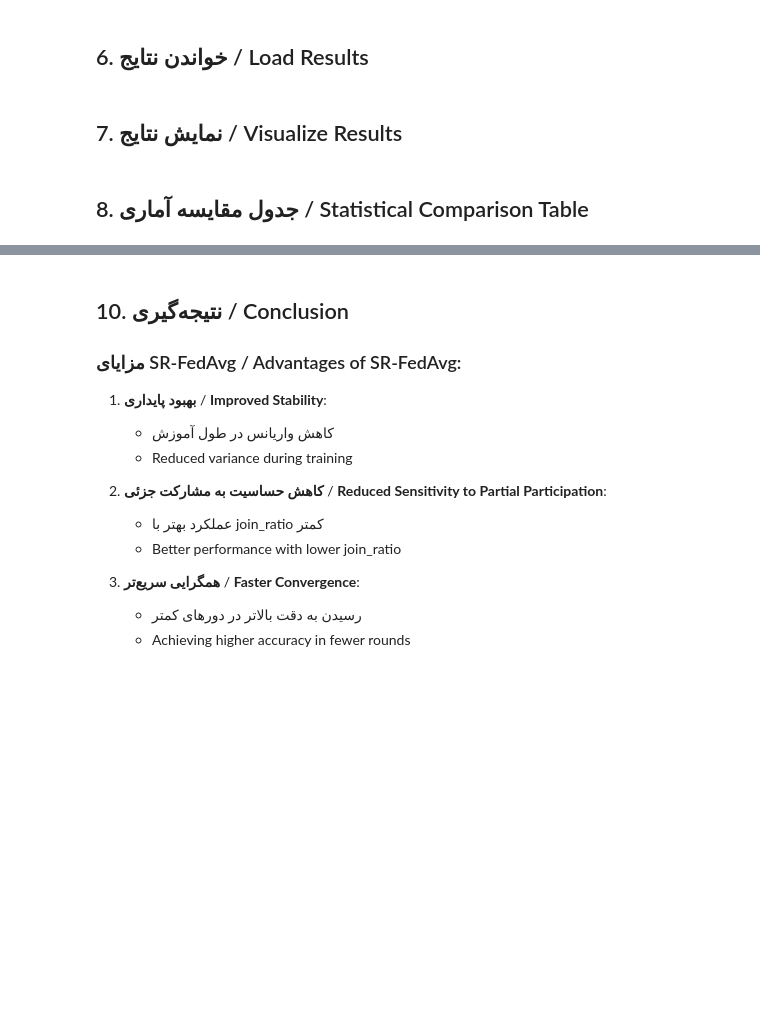
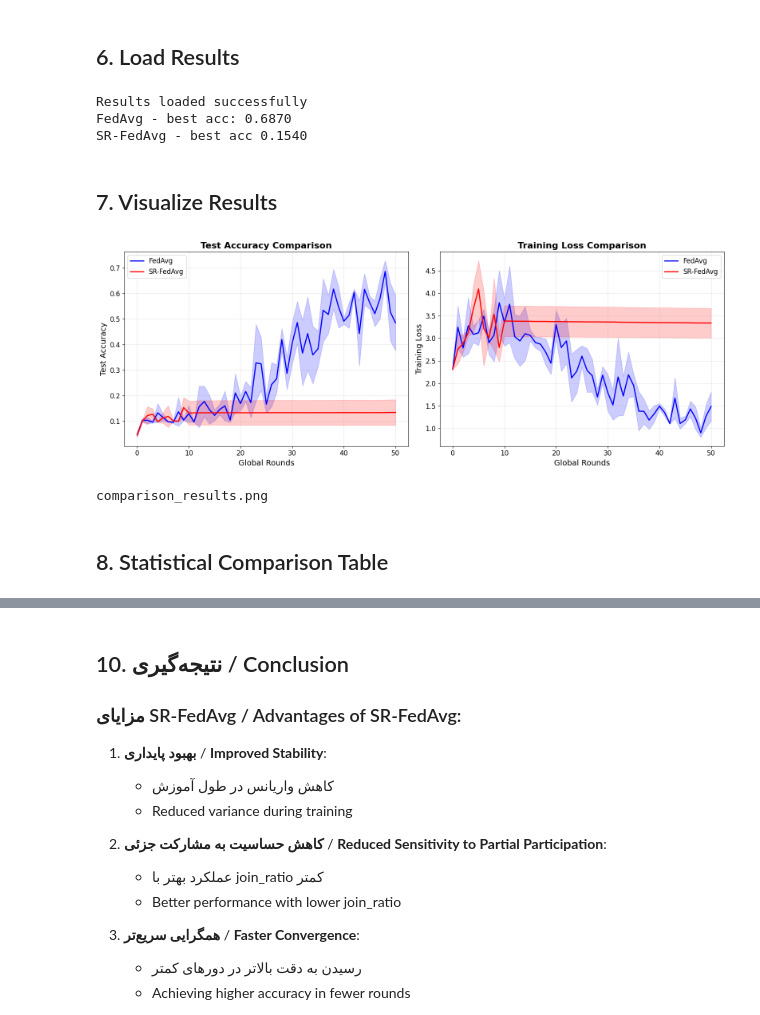
Before and after one commit to mamintoosi-papers-codes/PFLlib, a Jupyter notebook: Compare_FedAvg_SR-FedAvg.ipynb, the cells around one changed output, grey strips where cells are left out. Saved outputs shown, nothing was run; the diff lists cells and outputs as text; code cells hidden in the pictures; blank space fills up the shorter version.

```diff
--- a/Compare_FedAvg_SR-FedAvg.ipynb
+++ b/Compare_FedAvg_SR-FedAvg.ipynb
@@ -113,8 +171,8 @@ print("\nآزمایش SR-FedAvg به پایان رسید / SR-FedAvg experiment
 # %% [markdown]
-## 6. خواندن نتایج / Load Results
+## 6. Load Results
 # %%
 def load_results(dataset, algorithm, goal, times):
-    """خواندن نتایج از فایل‌های h5 / Load results from h5 files"""
+    """Load results from h5 files"""
     results = {'test_acc': [], 'test_auc': [], 'train_loss': []}
 
     for t in range(times):
@@ -126,9 +184,9 @@ def load_results(dataset, algorithm, goal, times):
                 results['test_auc'].append(np.array(f['rs_test_auc']))
                 results['train_loss'].append(np.array(f['rs_train_loss']))
         else:
-            print(f"هشدار: فایل {filename} یافت نشد / Warning: File {filename} not found")
+            print(f"Warning: File {filename} not found")
 
-    # محاسبه میانگین / Calculate average
+    # Calculate average
     if len(results['test_acc']) > 0:
         results['test_acc_mean'] = np.mean(results['test_acc'], axis=0)
         results['test_acc_std'] = np.std(results['test_acc'], axis=0)
@@ -137,23 +195,27 @@ def load_results(dataset, algorithm, goal, times):
 
     return results
 
-# بارگذاری نتایج / Load results
+# Load results
 fedavg_results = load_results(CONFIG['dataset'], 'FedAvg', 'comparison', CONFIG['times'])
 srfedavg_results = load_results(CONFIG['dataset'], 'SR-FedAvg', 'comparison', CONFIG['times'])
 
-print("نتایج با موفقیت بارگذاری شدند / Results loaded successfully")
-print(f"FedAvg - بهترین دقت: {np.max(fedavg_results['test_acc_mean']):.4f}")
-print(f"SR-FedAvg - بهترین دقت: {np.max(srfedavg_results['test_acc_mean']):.4f}")
+print("Results loaded successfully")
+print(f"FedAvg - best acc: {np.max(fedavg_results['test_acc_mean']):.4f}")
+print(f"SR-FedAvg - best acc {np.max(srfedavg_results['test_acc_mean']):.4f}")
+# %% [output]
+Results loaded successfully
+FedAvg - best acc: 0.6870
+SR-FedAvg - best acc 0.1540
 # %% [markdown]
-## 7. نمایش نتایج / Visualize Results
+## 7. Visualize Results
 # %%
-# تنظیمات نمودار / Plot settings
+# Plot settings
 plt.rcParams['figure.figsize'] = (16, 6)
 plt.rcParams['font.size'] = 12
 
 fig, axes = plt.subplots(1, 2)
 
-# نمودار دقت تست / Test Accuracy Plot
+# Test Accuracy Plot
 ax1 = axes[0]
 rounds = range(len(fedavg_results['test_acc_mean']))
 
@@ -165,41 +227,44 @@ ax1.fill_between(rounds,
 
 ax1.plot(rounds, srfedavg_results['test_acc_mean'], 'r-', linewidth=2, label='SR-FedAvg')
 ax1.fill_between(rounds,
                   srfedavg_results['test_acc_mean'] - srfedavg_results['test_acc_std'],
                   srfedavg_results['test_acc_mean'] + srfedavg_results['test_acc_std'],
                   alpha=0.2, color='red')
 
-ax1.set_xlabel('Global Rounds (دور آموزش)', fontsize=14)
-ax1.set_ylabel('Test Accuracy (دقت تست)', fontsize=14)
-ax1.set_title('Test Accuracy Comparison\nمقایسه دقت تست', fontsize=16, fontweight='bold')
+ax1.set_xlabel('Global Rounds', fontsize=14)
+ax1.set_ylabel('Test Accuracy', fontsize=14)
+ax1.set_title('Test Accuracy Comparison', fontsize=16, fontweight='bold')
 ax1.legend(fontsize=12)
 ax1.grid(True, alpha=0.3)
 
-# نمودار خطای آموزش / Training Loss Plot
+# Training Loss Plot
 ax2 = axes[1]
 ax2.plot(rounds, fedavg_results['train_loss_mean'], 'b-', linewidth=2, label='FedAvg')
 ax2.fill_between(rounds,
                   fedavg_results['train_loss_mean'] - fedavg_results['train_loss_std'],
                   fedavg_results['train_loss_mean'] + fedavg_results['train_loss_std'],
                   alpha=0.2, color='blue')
 
 ax2.plot(rounds, srfedavg_results['train_loss_mean'], 'r-', linewidth=2, label='SR-FedAvg')
 ax2.fill_between(rounds,
                   srfedavg_results['train_loss_mean'] - srfedavg_results['train_loss_std'],
                   srfedavg_results['train_loss_mean'] + srfedavg_results['train_loss_std'],
                   alpha=0.2, color='red')
 
-ax2.set_xlabel('Global Rounds (دور آموزش)', fontsize=14)
-ax2.set_ylabel('Training Loss (خطای آموزش)', fontsize=14)
-ax2.set_title('Training Loss Comparison\nمقایسه خطای آموزش', fontsize=16, fontweight='bold')
+ax2.set_xlabel('Global Rounds', fontsize=14)
+ax2.set_ylabel('Training Loss', fontsize=14)
+ax2.set_title('Training Loss Comparison', fontsize=16, fontweight='bold')
 ax2.legend(fontsize=12)
 ax2.grid(True, alpha=0.3)
 
 plt.tight_layout()
 plt.savefig('comparison_results.png', dpi=300, bbox_inches='tight')
 plt.show()
 
-print("نمودارها ذخیره شدند: comparison_results.png")
+print("comparison_results.png")
+# %% [output]
+[figure, added]
+comparison_results.png
 # %% [markdown]
-## 8. جدول مقایسه آماری / Statistical Comparison Table
+## 8. Statistical Comparison Table
 # %%
```
Also changed, not shown: parts of 13 cells of this notebook, 1 other file.
